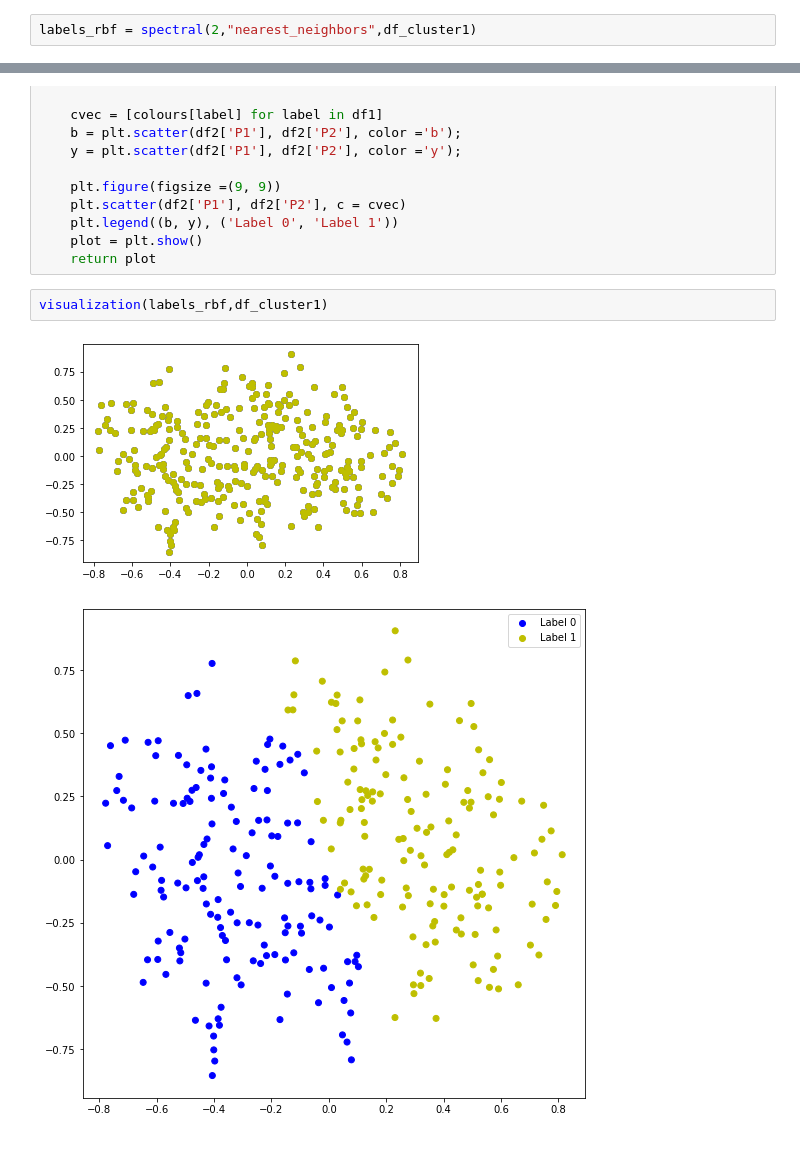
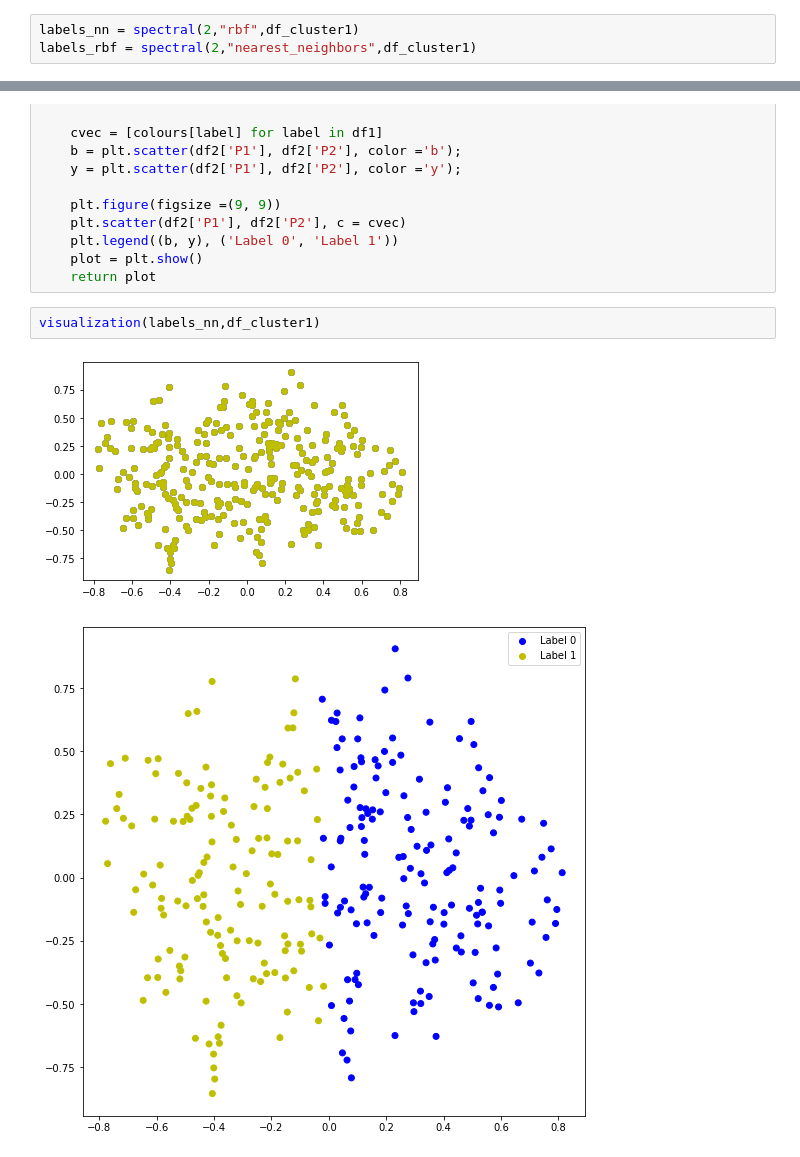
Before and after one commit to evelina03/spectral_clustering, a Jupyter notebook: Dataset_1/SPECTRAL.ipynb, the cells around one changed output, grey strips where cells are left out. Saved outputs shown, nothing was run; the diff lists cells and outputs as text.

Commit message:
update spectral

```diff
--- a/Dataset_1/SPECTRAL.ipynb
+++ b/Dataset_1/SPECTRAL.ipynb
@@ -52,6 +54,7 @@ def spectral(n,a,df):
     labels_rbf = spectral_model_rbf.fit_predict(df)
     return labels_rbf
 # %%
+labels_nn = spectral(2,"rbf",df_cluster1)
 labels_rbf = spectral(2,"nearest_neighbors",df_cluster1)
 # %%
 # Building the label to colour mapping
@@ -70,7 +73,7 @@ def visualization(df1,df2):
     plot = plt.show()
     return plot
 # %%
-visualization(labels_rbf,df_cluster1)
+visualization(labels_nn,df_cluster1)
 # %% [output]
 [figure]
-[figure, old version]
+[figure, new version]
```
Also changed, not shown: parts of 2 cells of this notebook, 1 other file.
